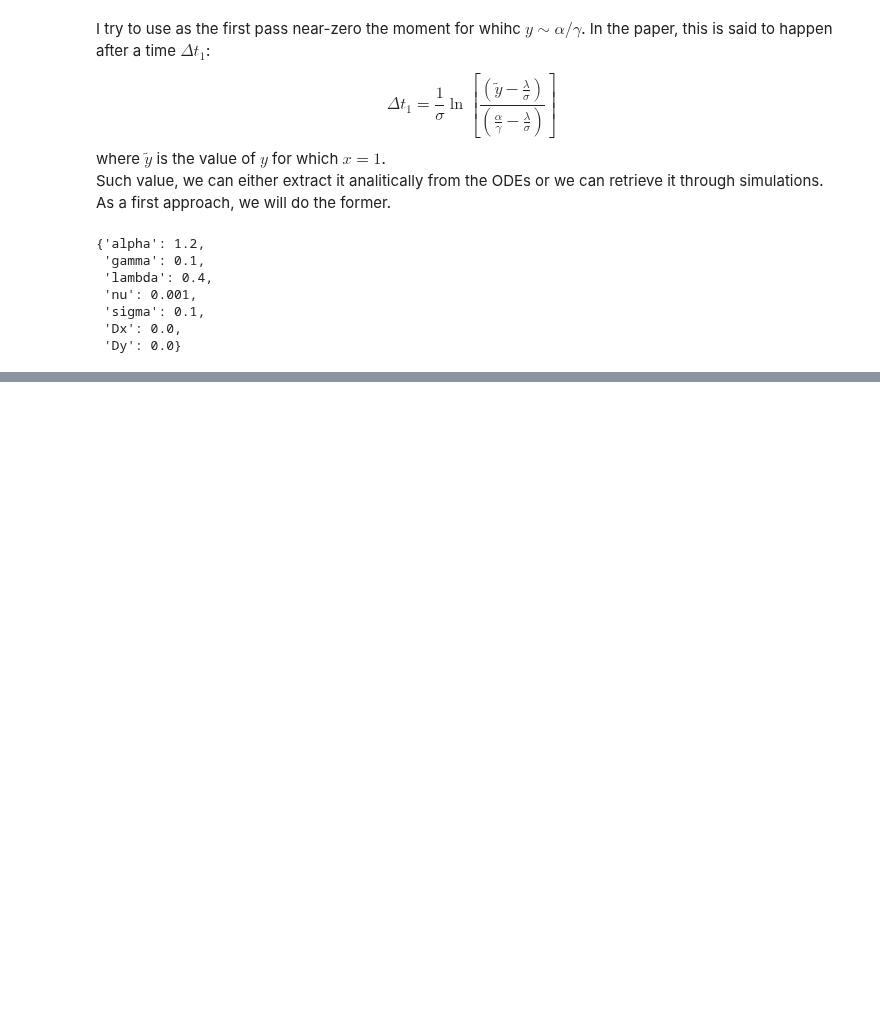
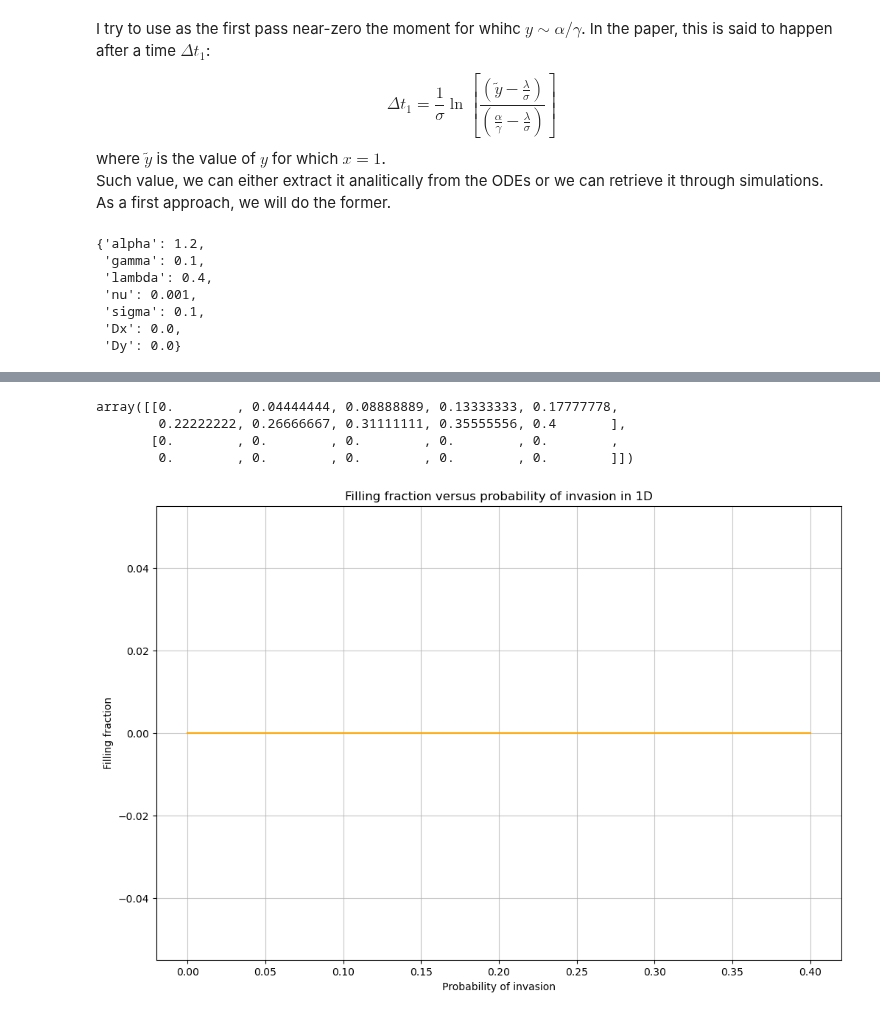
Before and after one commit to pietromalagoli/PCS, a Jupyter notebook: project.ipynb, the cells around one changed output, grey strips where cells are left out. Drawn from its saved outputs; the diff is of its cells as text; code cells hidden in the pictures; blank space fills up the shorter version.

```diff
--- a/project.ipynb
+++ b/project.ipynb
@@ -434,0 +330,30 @@ def DP1d(N:int=10000,timesteps:int=500,Pdis:float=0,Pinv:float=0,rng=None):
+# %%
+n_iter = 50     # number of iterations per set of parameters
+Pspan = np.linspace(0,0.4,10)     # set of probabiilty of invasion
+fillings = m.filling_fraction(model=m.DP1d,Pspan=Pspan,N=10000,timesteps=500,Pdis=0.3,n_iter=50)
+plt.figure(figsize=(12,8))
+plt.plot(fillings,c='orange')
+plt.title('Filling fraction versus probability of invasion in 1D')
+plt.xlabel('Probability of invasion')
+plt.ylabel('Filling fraction')
+plt.grid(True,which='both',alpha=0.7)
+plt.savefig('plots/filling1D.png')
+plt.show()
+# %%
+fillings
+# %% [output]
+array([[0.        , 0.04444444, 0.08888889, 0.13333333, 0.17777778,
+        0.22222222, 0.26666667, 0.31111111, 0.35555556, 0.4       ],
+       [0.        , 0.        , 0.        , 0.        , 0.        ,
+        0.        , 0.        , 0.        , 0.        , 0.        ]])
+# %%
+plt.figure(figsize=(12,8))
+plt.plot(fillings[0,:],fillings[1,:],c='orange')
+plt.title('Filling fraction versus probability of invasion in 1D')
+plt.xlabel('Probability of invasion')
+plt.ylabel('Filling fraction')
+plt.grid(True,which='both',alpha=0.7)
+plt.savefig('plots/filling1D.png')
+plt.show()
+# %% [output]
+[figure, added]
```
Also changed, not shown: parts of 11 cells of this notebook, 2 other files.
